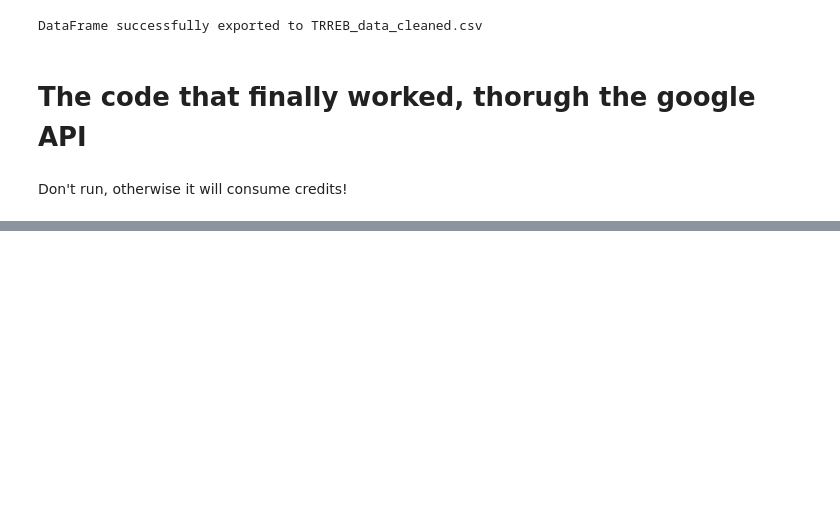
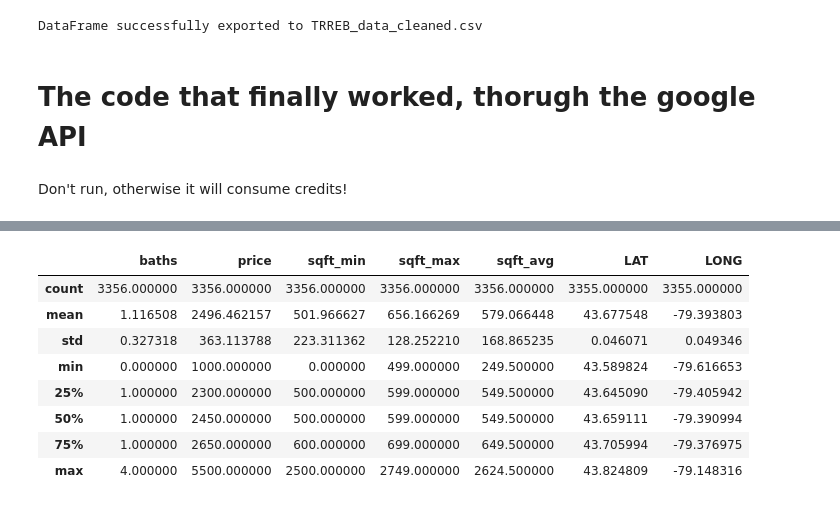
Before and after one commit to Positiveproton9/CME538projectTeam10, a Jupyter notebook: TRREB/TRREB_data_cleaning2.ipynb, the cells around one changed output, grey strips where cells are left out. Drawn from its saved outputs; the diff is of its cells as text; code cells hidden in the pictures; blank space fills up the shorter version.

```diff
--- a/TRREB/TRREB_data_cleaning2.ipynb
+++ b/TRREB/TRREB_data_cleaning2.ipynb
@@ -178,0 +204,12 @@ Don't run, otherwise it will consume credits!
+# %%
+trreb_final.describe()
+# %% [output]
+|  | baths | price | sqft_min | sqft_max | sqft_avg | LAT | LONG |
+| count | 3356.000000 | 3356.000000 | 3356.000000 | 3356.000000 | 3356.000000 | 3355.000000 | 3355.000000 |
+| mean | 1.116508 | 2496.462157 | 501.966627 | 656.166269 | 579.066448 | 43.677548 | -79.393803 |
+| std | 0.327318 | 363.113788 | 223.311362 | 128.252210 | 168.865235 | 0.046071 | 0.049346 |
+| min | 0.000000 | 1000.000000 | 0.000000 | 499.000000 | 249.500000 | 43.589824 | -79.616653 |
+| 25% | 1.000000 | 2300.000000 | 500.000000 | 599.000000 | 549.500000 | 43.645090 | -79.405942 |
+| 50% | 1.000000 | 2450.000000 | 500.000000 | 599.000000 | 549.500000 | 43.659111 | -79.390994 |
+| 75% | 1.000000 | 2650.000000 | 600.000000 | 699.000000 | 649.500000 | 43.705994 | -79.376975 |
+| max | 4.000000 | 5500.000000 | 2500.000000 | 2749.000000 | 2624.500000 | 43.824809 | -79.148316 |
```
Also changed, not shown: parts of 9 cells of this notebook.
